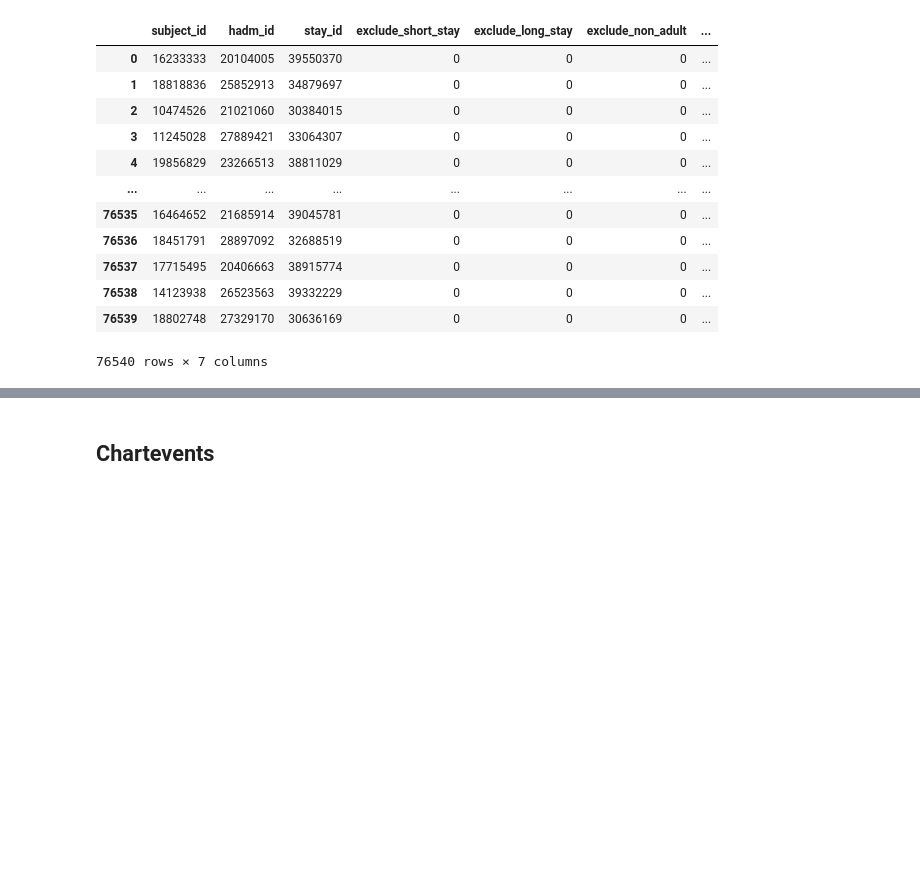
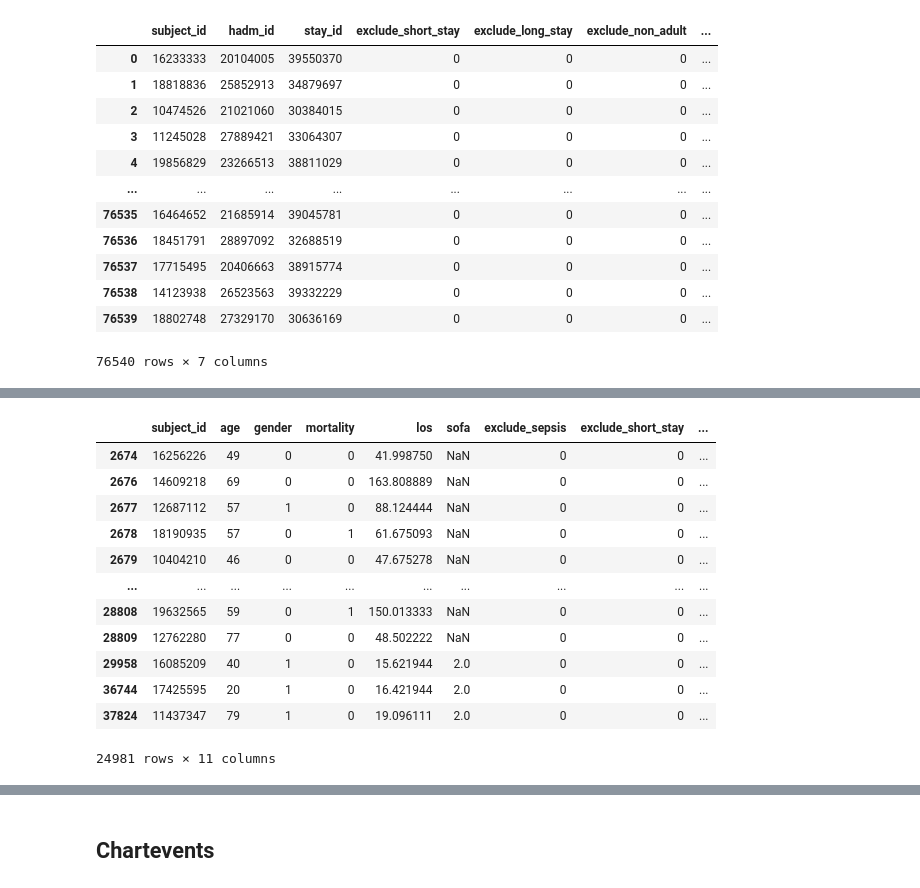
Before and after one commit to mauricio-coronado/reproduce-sepsis-paper, a Jupyter notebook: reproduction_study_sepsis_algorithm_data_extraction.ipynb, the cells around one changed output, grey strips where cells are left out. Cells and saved outputs as stored; diff of their text form; code cells hidden in the pictures; blank space fills up the shorter version.

```diff
--- a/reproduction_study_sepsis_algorithm_data_extraction.ipynb
+++ b/reproduction_study_sepsis_algorithm_data_extraction.ipynb
@@ -143,0 +186,16 @@ df_excl_length_stay_and_early_sepsis
+# %%
+df_excl_length_stay_and_early_sepsis[df_excl_length_stay_and_early_sepsis['exclude_sepsis'] == 0]
+# %% [output]
+|  | subject_id | age | gender | mortality | los | sofa | exclude_sepsis | exclude_short_stay | ... |
+| 2674 | 16256226 | 49 | 0 | 0 | 41.998750 | NaN | 0 | 0 | ... |
+| 2676 | 14609218 | 69 | 0 | 0 | 163.808889 | NaN | 0 | 0 | ... |
+| 2677 | 12687112 | 57 | 1 | 0 | 88.124444 | NaN | 0 | 0 | ... |
+| 2678 | 18190935 | 57 | 0 | 1 | 61.675093 | NaN | 0 | 0 | ... |
+| 2679 | 10404210 | 46 | 0 | 0 | 47.675278 | NaN | 0 | 0 | ... |
+| ... | ... | ... | ... | ... | ... | ... | ... | ... | ... |
+| 28808 | 19632565 | 59 | 0 | 1 | 150.013333 | NaN | 0 | 0 | ... |
+| 28809 | 12762280 | 77 | 0 | 0 | 48.502222 | NaN | 0 | 0 | ... |
+| 29958 | 16085209 | 40 | 1 | 0 | 15.621944 | 2.0 | 0 | 0 | ... |
+| 36744 | 17425595 | 20 | 1 | 0 | 16.421944 | 2.0 | 0 | 0 | ... |
+| 37824 | 11437347 | 79 | 1 | 0 | 19.096111 | 2.0 | 0 | 0 | ... |
+24981 rows × 11 columns
```
Also changed, not shown: parts of 23 cells of this notebook.
